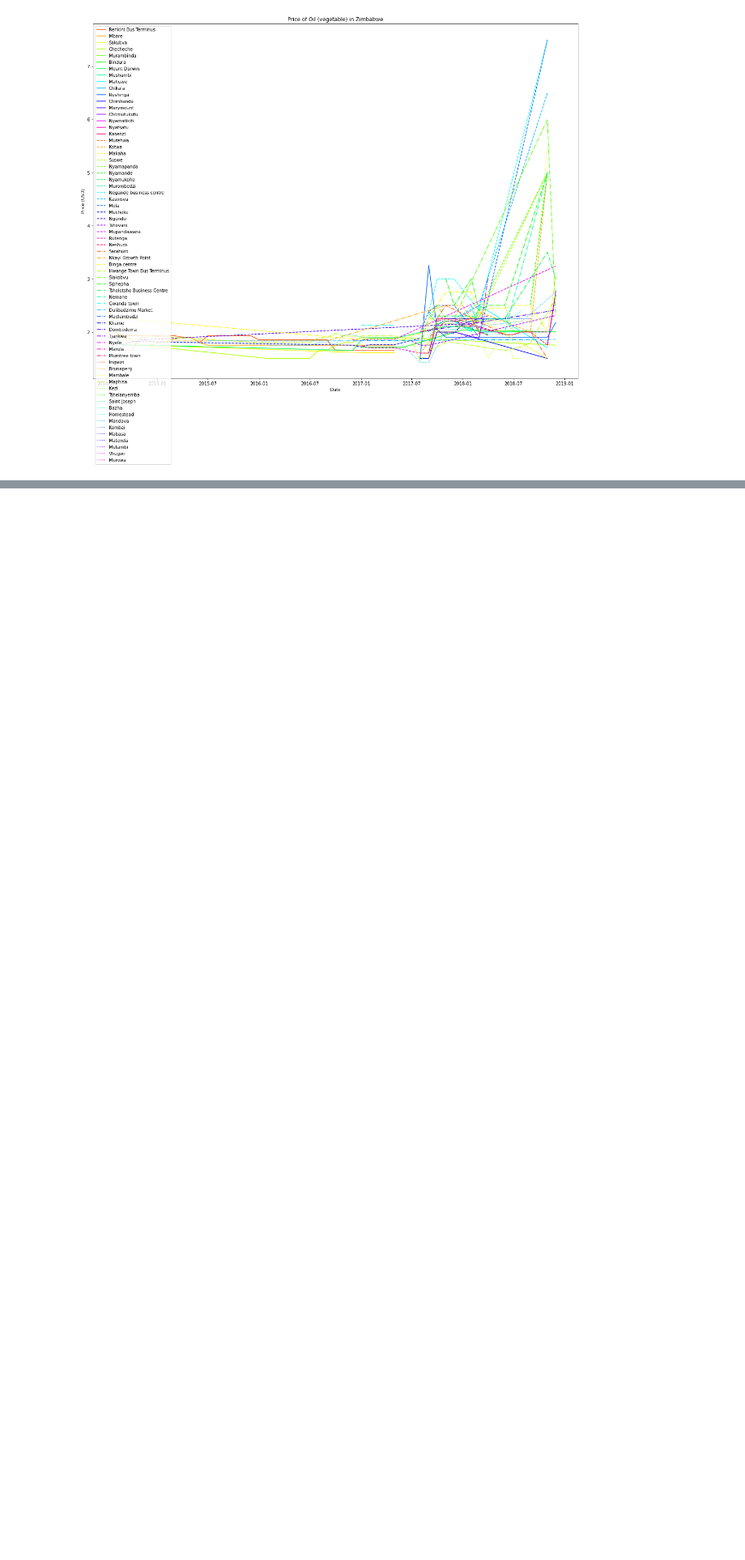
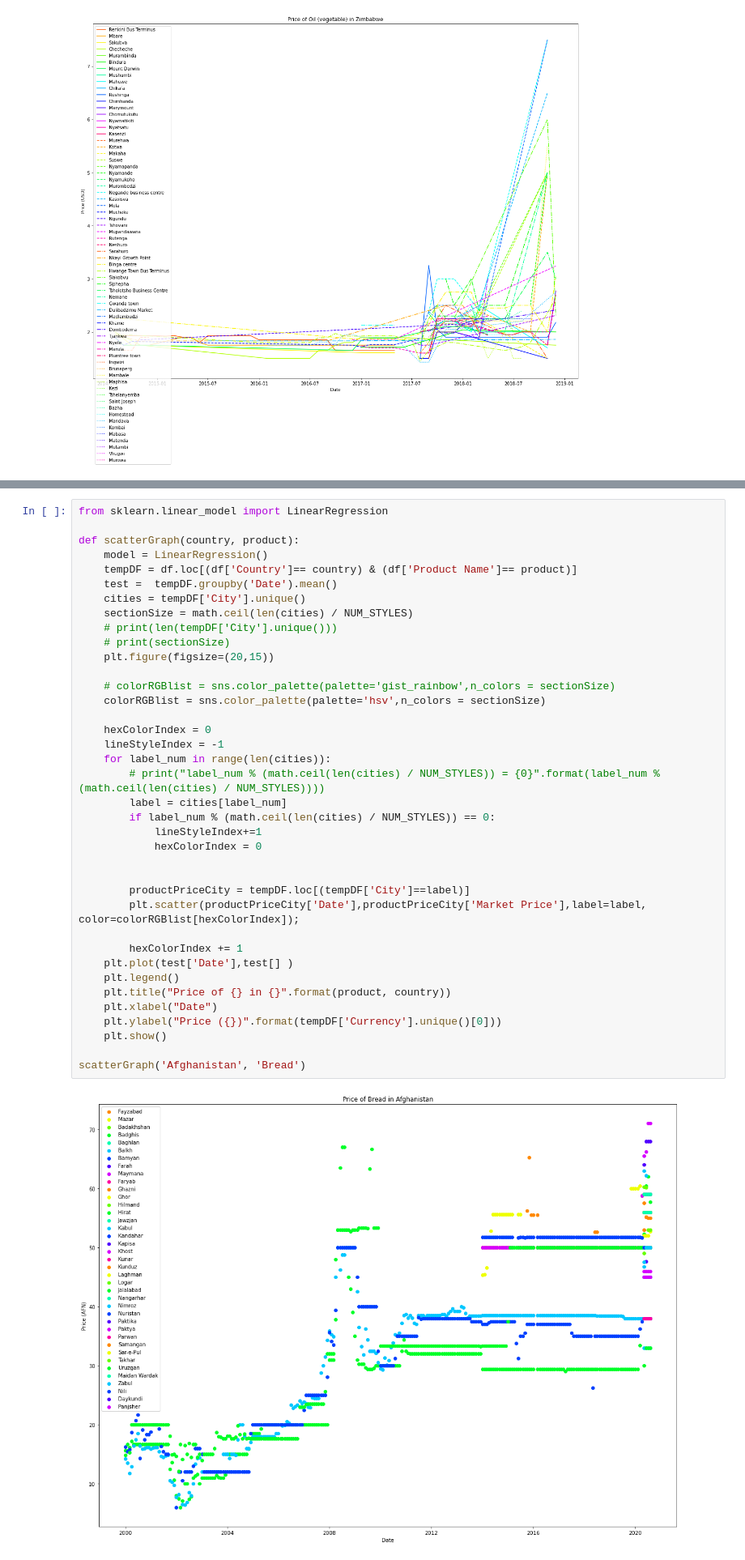
Before and after one commit to gigawawa/Food-Prices-Project, a Jupyter notebook: foodPriceAnalysis.ipynb, the cells around one changed output, grey strips where cells are left out. Shown at 81% size. Cells and saved outputs as stored; diff of their text form; blank space fills up the shorter version.

```diff
--- a/foodPriceAnalysis.ipynb
+++ b/foodPriceAnalysis.ipynb
@@ -423,3 +529,43 @@ DrawGraph2('Zimbabwe', 'Oil (vegetable)')
+# %%
+from sklearn.linear_model import LinearRegression
+
+def scatterGraph(country, product):
+    model = LinearRegression()
+    tempDF = df.loc[(df['Country']== country) & (df['Product Name']== product)]
+    test =  tempDF.groupby('Date').mean()
+    cities = tempDF['City'].unique()
+    sectionSize = math.ceil(len(cities) / NUM_STYLES)
+    # print(len(tempDF['City'].unique()))
+    # print(sectionSize)
+    plt.figure(figsize=(20,15))
+
+    # colorRGBlist = sns.color_palette(palette='gist_rainbow',n_colors = sectionSize)
+    colorRGBlist = sns.color_palette(palette='hsv',n_colors = sectionSize)
+
+    hexColorIndex = 0
+    lineStyleIndex = -1
+    for label_num in range(len(cities)):
+        # print("label_num % (math.ceil(len(cities) / NUM_STYLES)) = {0}".format(label_num % (math.ceil(len(cities) / NUM_STYLES))))
+        label = cities[label_num]
+        if label_num % (math.ceil(len(cities) / NUM_STYLES)) == 0:
+            lineStyleIndex+=1
+            hexColorIndex = 0
+
+
+        productPriceCity = tempDF.loc[(tempDF['City']==label)]
+        plt.scatter(productPriceCity['Date'],productPriceCity['Market Price'],label=label, color=colorRGBlist[hexColorIndex]);
+
+        hexColorIndex += 1
+    plt.plot(test['Date'],test[] )
+    plt.legend()
+    plt.title("Price of {} in {}".format(product, country))
+    plt.xlabel("Date")
+    plt.ylabel("Price ({})".format(tempDF['Currency'].unique()[0]))
+    plt.show()
+
+scatterGraph('Afghanistan', 'Bread')
+# %% [output]
+[figure, added]
 # %% [markdown]
 # Wishlist
 Graphs:
```
Also changed, not shown: parts of 3 cells of this notebook.
